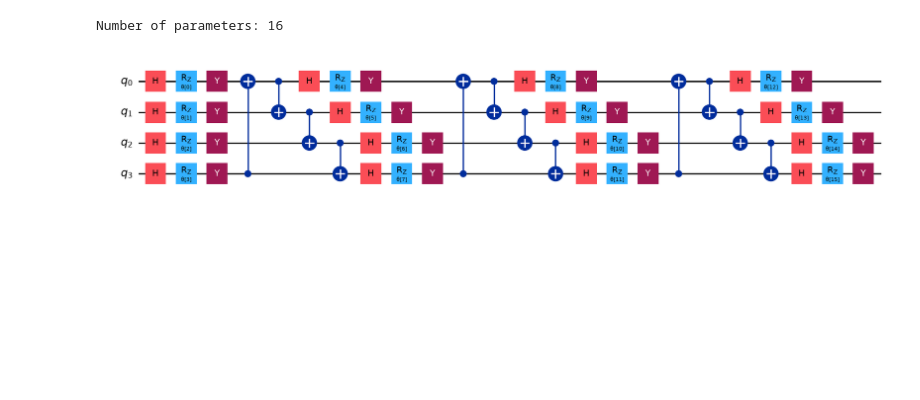
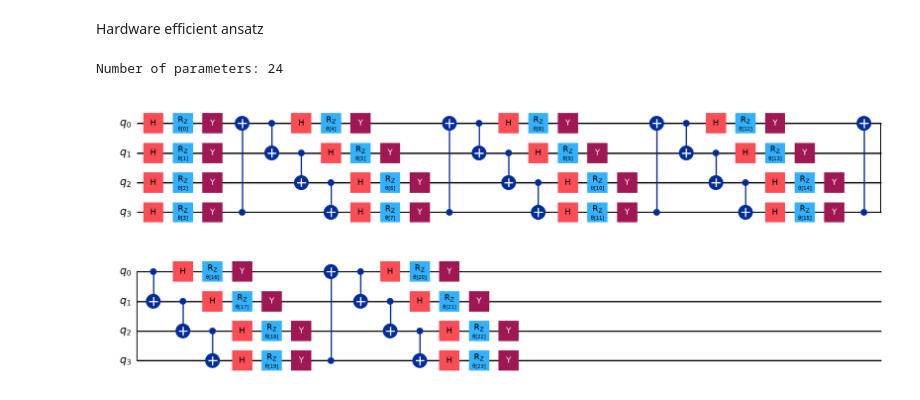
Before and after one commit to Doshi143/bragg-vqe, a Jupyter notebook: TFIM_VQE_Project.ipynb, the cells around one changed output. Cells and saved outputs as stored; diff of their text form; code cells hidden in the pictures; blank space fills up the shorter version.

```diff
--- a/TFIM_VQE_Project.ipynb
+++ b/TFIM_VQE_Project.ipynb
@@ -54,17 +57,19 @@ print(ground_energy)
    7.20174518e-02+0.j]]
 Ground-state energy:
 -3.872983346207417
+# %% [markdown]
+Hardware efficient ansatz
 # %%
 ansatz = efficient_su2(
     hamiltonian.num_qubits,
     su2_gates=["h", "rz", "y"],
     entanglement="circular",
-    reps = 3
+    reps = 5
 )
 
 print("Number of parameters:", ansatz.num_parameters)
 
 ansatz.draw("mpl")
 # %% [output]
-Number of parameters: 16
+Number of parameters: 24
-[figure, old version]
+[figure, new version]
```
Also changed, not shown: parts of 8 cells of this notebook, 1 other file.
